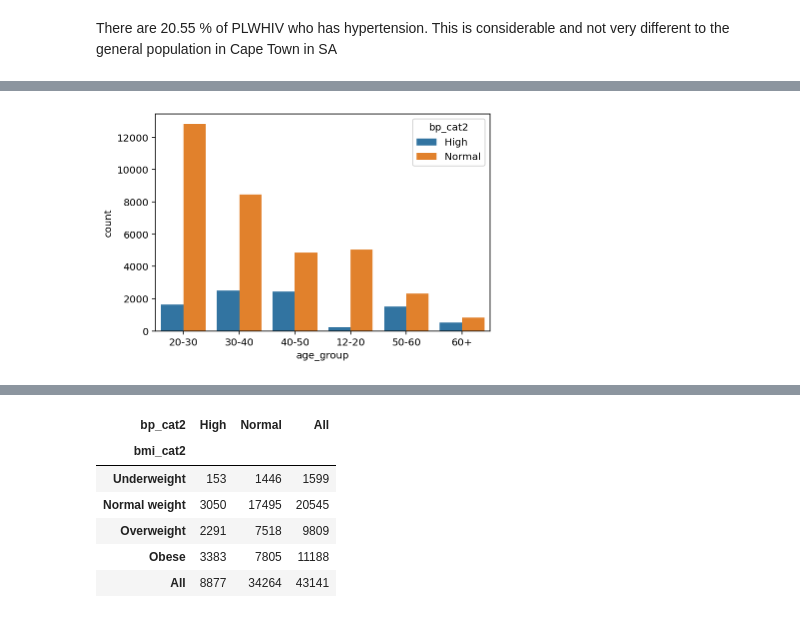
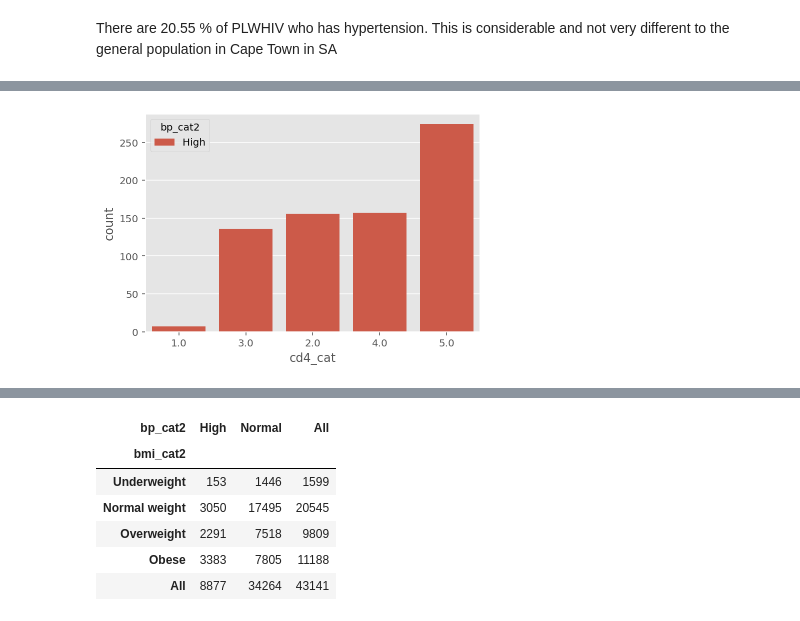
Before and after one commit to boniale/PDA_Python_HTN_PLWHIV, a Jupyter notebook: PDA_Report.ipynb, the cells around one changed output, grey strips where cells are left out. Drawn from its saved outputs; the diff is of its cells as text; code cells hidden in the pictures.

```diff
--- a/PDA_Report.ipynb
+++ b/PDA_Report.ipynb
@@ -50,12 +50,18 @@ The widespread use of antiretroviral therapy (ART) in SSA has resulted in a near
 ## Import library
 import pandas as pd
 import matplotlib.pyplot as plt
+plt.style.use('ggplot')
 import matplotlib
-# pip install seaborn
 import seaborn as sns
+import plotly
+import plotly.express as px
+plotly.offline.init_notebook_mode(connected = True)
+#import plotly.graph_objects as go
 # %%
 ## Loading data
-hiv = pd.read_csv("dataset_plos.csv", index_col = "year", parse_dates = True)
+hiv = pd.read_csv("dataset_plos.csv",
+                 # index_col = "year",
+                  parse_dates = True)
 
 ## check the first 5 observations of the data set
 hiv.head(5)
@@ -71,6 +76,11 @@ hiv.head(5)
 # %%
 ## let's create a copy of hiv dataset for data wrangling
 hiv2 = hiv.copy()
+# %%
+## data cleaning
+hiv3 = hiv2.dropna(subset = ["bp_cat2", "sex", "bmi_cat"])
+
+hiv4 = hiv3.loc[hiv3["bp_cat2"]== "High"]
 # %%
 ## Treament group ART and non ART
 ## let's convert the 7 modalities of bp_cat into two (normal and high)
@@ -175,7 +312,8 @@ bp_age = sns.boxplot(x = "bp_cat2", y = "age", data = hiv2, palette="Set3", line
 # %%
-bp_age_group = sns.countplot(x = "age_group",
-              order = hiv2["age_group"].value_counts(ascending= False).index,
+### Visualisation of Prevalence of HTN by CD4 Category
+bp_cd4 = sns.countplot(x = "cd4_cat",
+              order = hiv4["cd4_cat"].value_counts(ascending = True).index,
               hue = "bp_cat2",
-              data = hiv2);
+              data = hiv4);
 # %% [output]
-[figure, old version]
+[figure, new version]
```
Also changed, not shown: parts of 30 cells of this notebook.
